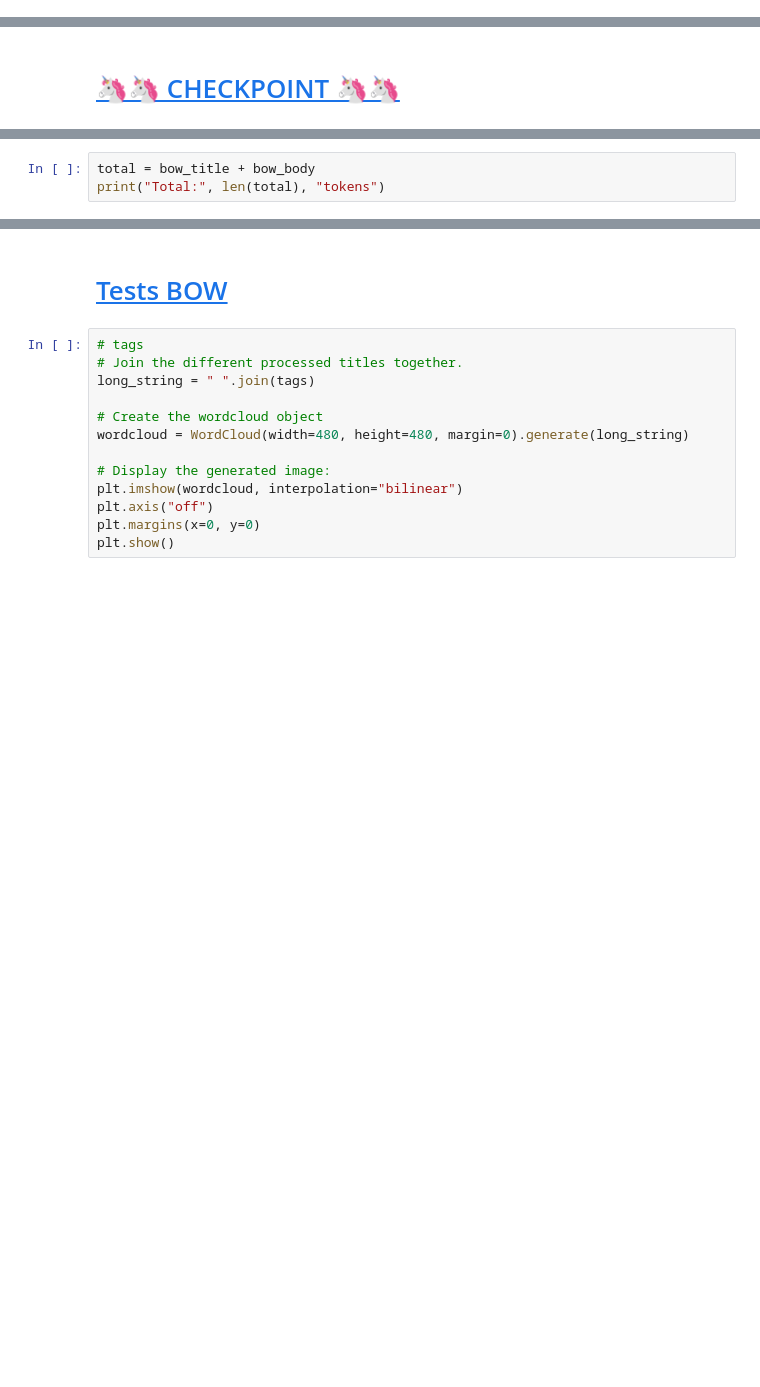
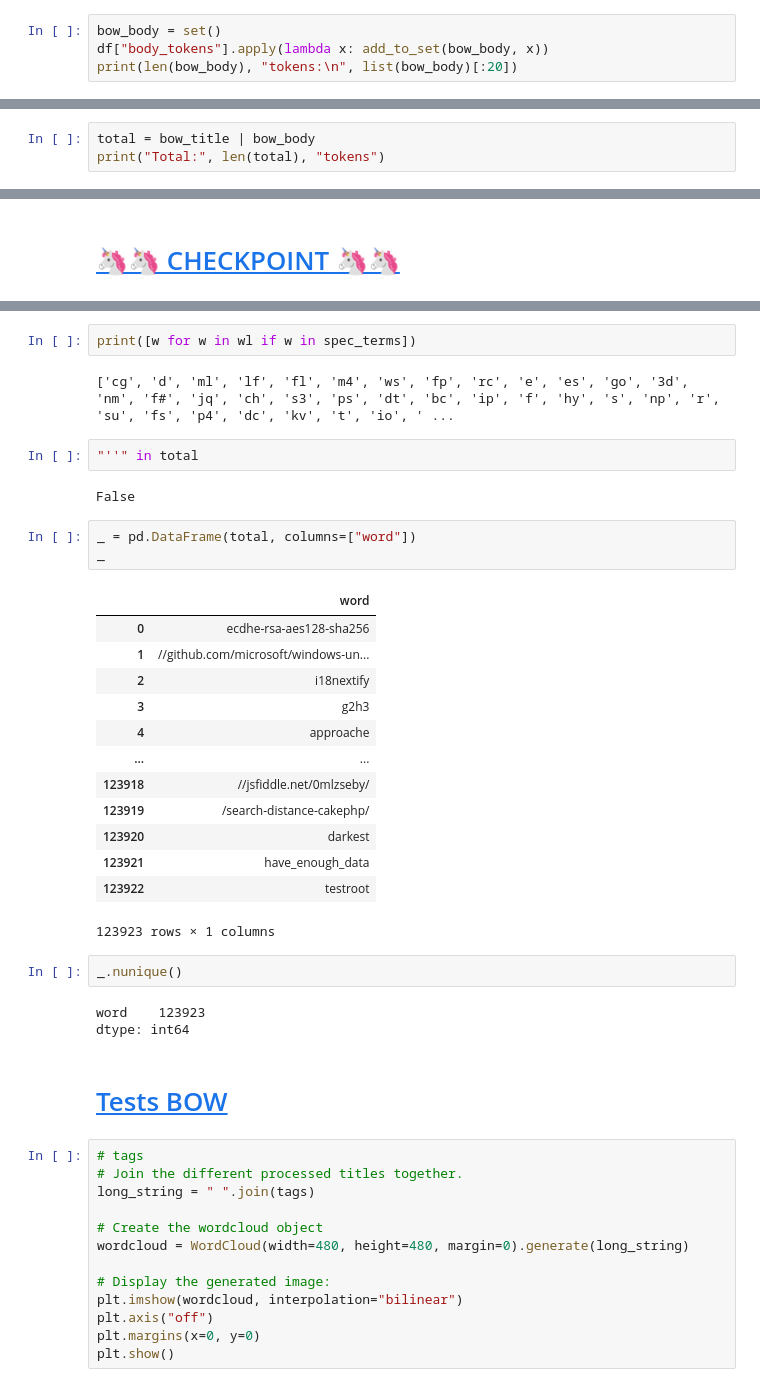
Before and after one commit to sycod/OC_P5_SoF, a Jupyter notebook: 1_EDA.ipynb, the cells around one changed output, grey strips where cells are left out. Cells and saved outputs as stored; diff of their text form; blank space fills up the shorter version.

```diff
--- a/1_EDA.ipynb
+++ b/1_EDA.ipynb
@@ -281,0 +349,4 @@ df
+# %%
+bow_body = set()
+df["body_tokens"].apply(lambda x: add_to_set(bow_body, x))
+print(len(bow_body), "tokens:\n", list(bow_body)[:20])
@@ -281,0 +358,3 @@ df
+# %%
+total = bow_title | bow_body
+print("Total:", len(total), "tokens")
@@ -310,3 +364,0 @@ print(len(bow_body), "tokens:\n", bow_body[100000:100020])
-# %%
-total = bow_title + bow_body
-print("Total:", len(total), "tokens")
@@ -315,3 +373,33 @@ Total: 3587130 tokens
+# %%
+print([w for w in wl if w in spec_terms])
+# %% [output]
+['cg', 'd', 'ml', 'lf', 'fl', 'm4', 'ws', 'fp', 'rc', 'e', 'es', 'go', '3d', 'nm', 'f#', 'jq', 'ch', 's3', 'ps', 'dt', 'bc', 'ip', 'f', 'hy', 's', 'np', 'r', 'su', 'fs', 'p4', 'dc', 'kv', 't', 'io', ' ...
+# %%
+"''" in total
+# %% [output]
+False
+# %%
+_ = pd.DataFrame(total, columns=["word"])
+_
+# %% [output]
+|  | word |
+| 0 | ecdhe-rsa-aes128-sha256 |
+| 1 | //github.com/microsoft/windows-un... |
+| 2 | i18nextify |
+| 3 | g2h3 |
+| 4 | approache |
+| ... | ... |
+| 123918 | //jsfiddle.net/0mlzseby/ |
+| 123919 | /search-distance-cakephp/ |
+| 123920 | darkest |
+| 123921 | have_enough_data |
+| 123922 | testroot |
+123923 rows × 1 columns
+# %%
+_.nunique()
+# %% [output]
+word    123923
+dtype: int64
 # %% [markdown]
 # <a id='toc8_'></a>[Tests BOW](#toc0_)
 # %%
```
Also changed, not shown: parts of 40 cells of this notebook, 3 other files.
